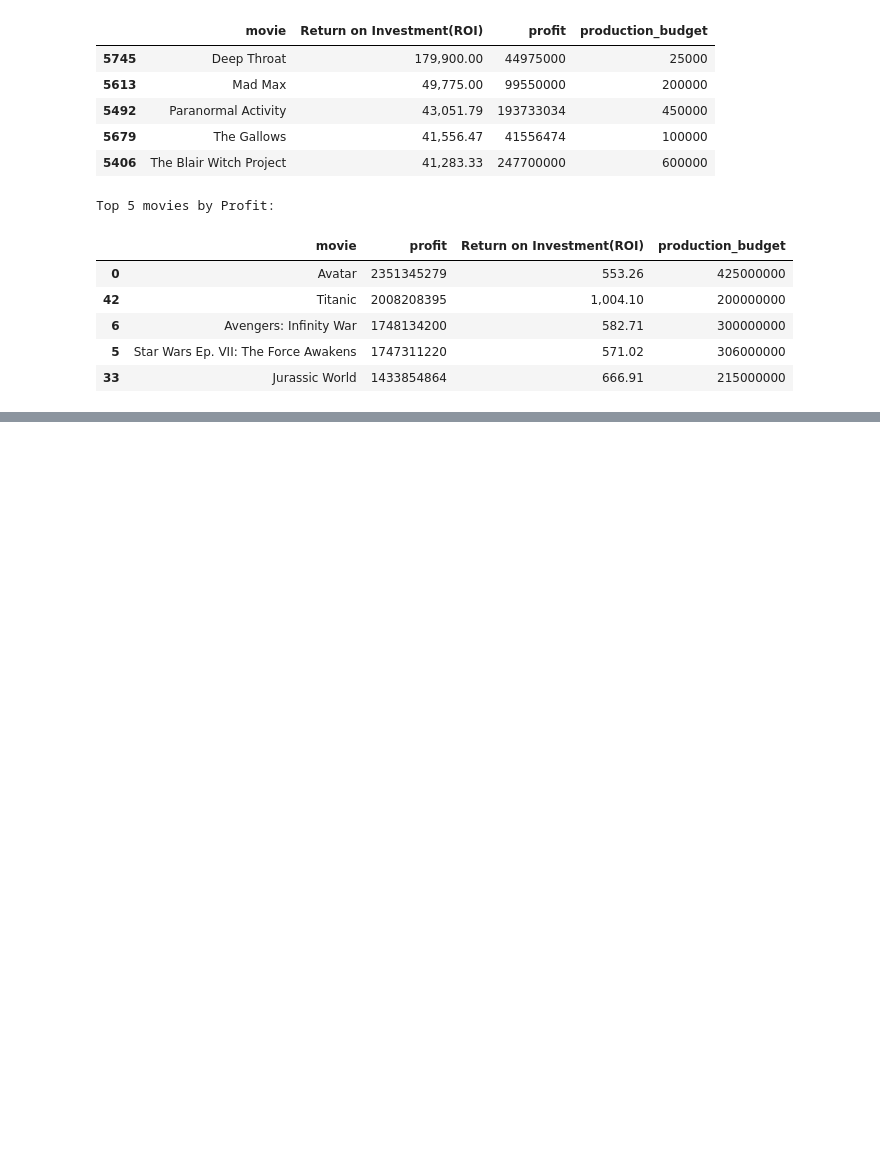
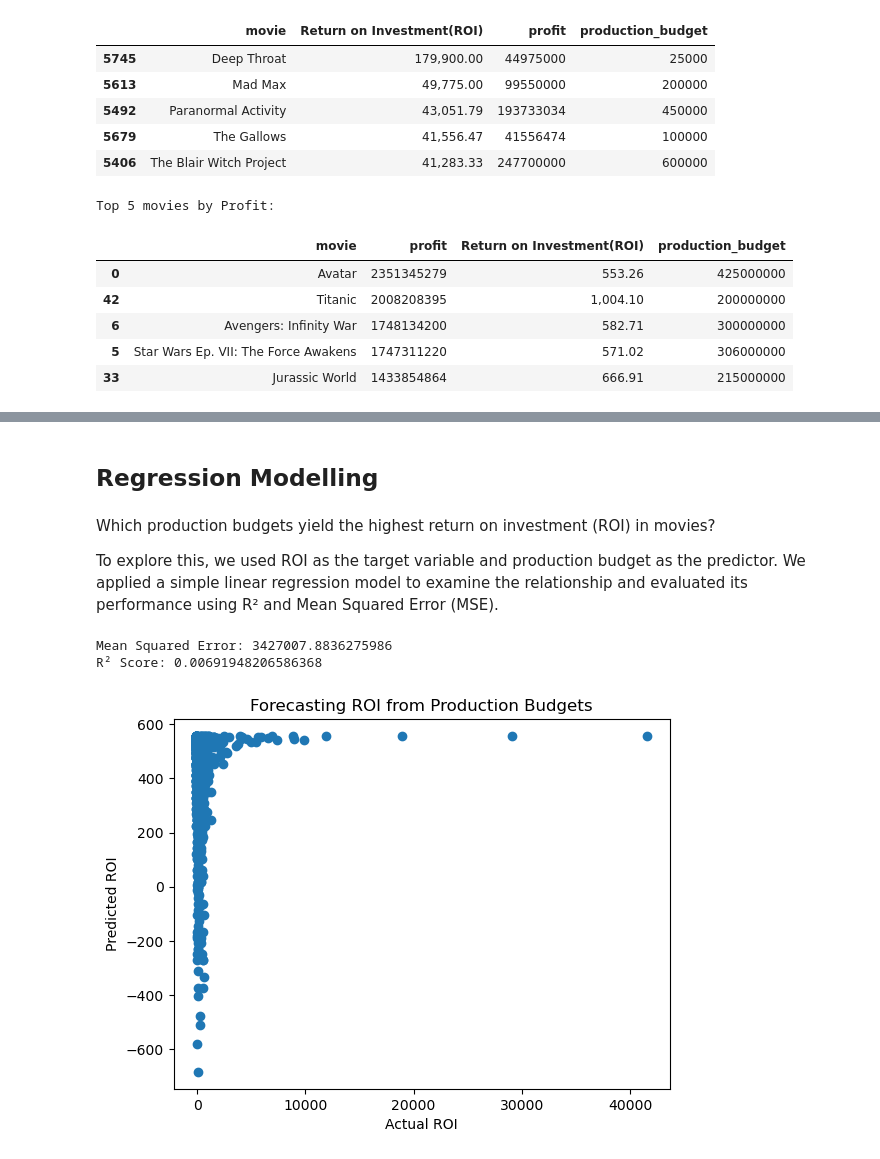
Before and after one commit to Hafsa-mohamed-Ad3n/Box-Office-Blueprint-Data-Driven-Insights-for-Microsoft-s-Movie-Studio-Launch, a Jupyter notebook: Box_Office.ipynb, the cells around one changed output, grey strips where cells are left out. Cells and saved outputs as stored; diff of their text form; code cells hidden in the pictures; blank space fills up the shorter version.

```diff
--- a/Box_Office.ipynb
+++ b/Box_Office.ipynb
@@ -397,0 +376,48 @@ reviews.head()
+# %% [markdown]
+## Regression Modelling
+# %% [markdown]
+Which production budgets yield the highest return on investment (ROI) in movies?
+
+To explore this, we used ROI as the target variable and production budget as the predictor. We applied a simple linear regression model to examine the relationship and evaluated its performance using R² and Mean Squared Error (MSE).
+# %%
+# Importing libraries
+from sklearn.model_selection import train_test_split   # for splitting data into training and testing sets
+from sklearn.linear_model import LinearRegression
+from sklearn.metrics import mean_squared_error, r2_score
+
+# Defining features (X) and target (y) variables
+#'production_budget' as the feature and 'Return on Investment(ROI)' as the target
+X = tn[['production_budget']]
+y = tn['Return on Investment(ROI)']
+
+# Splitting data into train and test sets (80% for training the model & 20% for testing how well it works)
+X_train, X_test, y_train, y_test = train_test_split(X, y, test_size=0.2, random_state=42)
+
+# Training the model
+model = LinearRegression()
+model.fit(X_train, y_train)
+
+# Prediction on the test set
+y_pred = model.predict(X_test)
+
+# Evaluating the model
+mse = mean_squared_error(y_test, y_pred)
+r2 = r2_score(y_test, y_pred)
+
+# metrics to evaluate how well the model performs
+print(f"Mean Squared Error: {mse}")    # how far the predictions are from the actual values
+
+print(f"R² Score: {r2}")  # how much of the variation in ROI your model can explain (1 is perfect, 0 is useless)
+# %% [output]
+Mean Squared Error: 3427007.8836275986
+R² Score: 0.00691948206586368
+# %%
+import matplotlib.pyplot as plt
+
+plt.scatter(y_test, y_pred)
+plt.xlabel("Actual ROI")
+plt.ylabel("Predicted ROI")
+plt.title("Forecasting ROI from Production Budgets")
+plt.show()
+# %% [output]
+[figure, added]
```
Also changed, not shown: parts of 3 cells of this notebook, 3 other files.
